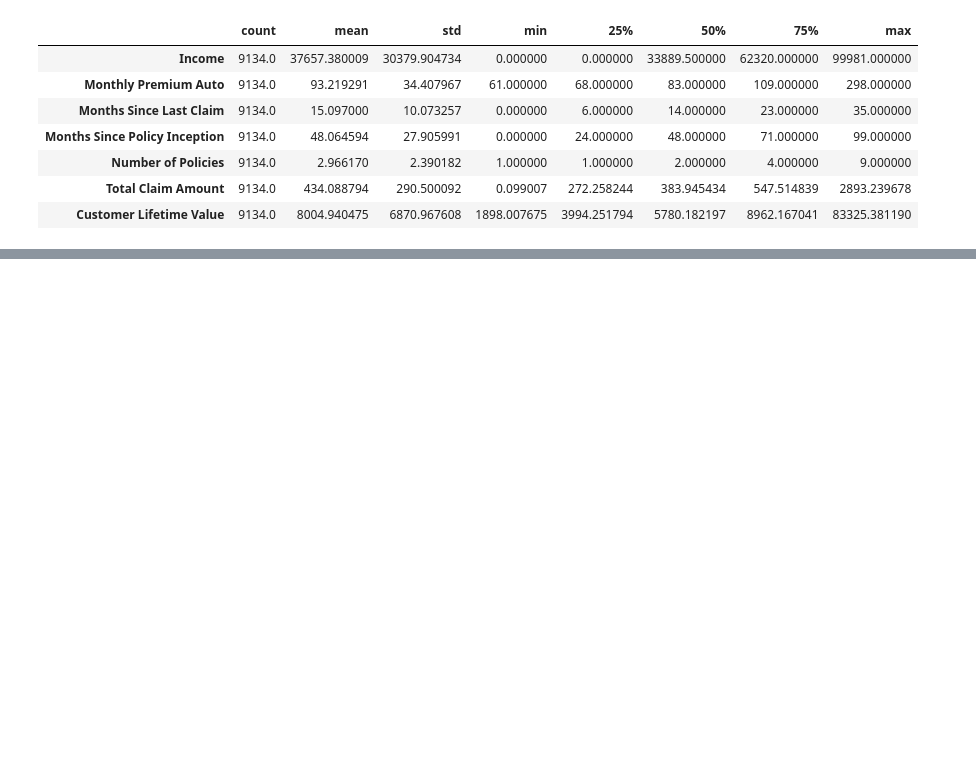
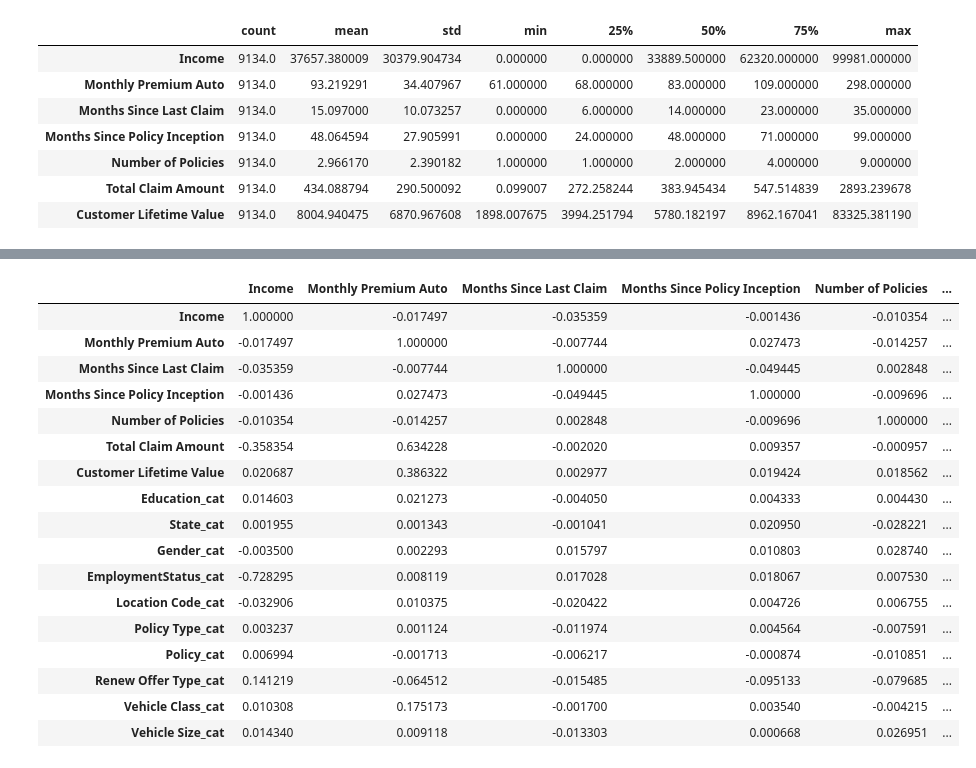
Before and after one commit to EAboelhamd/python_Data_Analytics, a Jupyter notebook: ANN as a function approximation - Code#3.ipynb, the cells around one changed output, grey strips where cells are left out. Saved outputs shown, nothing was run; the diff lists cells and outputs as text; code cells hidden in the pictures; blank space fills up the shorter version.

```diff
--- a/ANN as a function approximation - Code#3.ipynb
+++ b/ANN as a function approximation - Code#3.ipynb
@@ -47,0 +56,17 @@ df.describe().transpose()
+# %%
+df["Education"] = df["Education"].astype('category')
+df["State"] = df["State"].astype('category')
+df["Gender"] = df["Gender"].astype('category')
+df["EmploymentStatus"] = df["EmploymentStatus"].astype('category')
+df["Location Code"] = df["Location Code"].astype('category')
+
+df["Gender"] = df["Gender"].astype('category')
+df["Policy Type"] = df["Policy Type"].astype('category')
+df["Policy"] = df["Policy"].astype('category')
+
+
+df["Renew Offer Type"] = df["Renew Offer Type"].astype('category')
+df["Vehicle Class"] = df["Vehicle Class"].astype('category')
+df["Vehicle Size"] = df["Vehicle Size"].astype('category')
+
+df.dtypes
@@ -47,0 +91,18 @@ df.describe().transpose()
+# %%
+df["Education_cat"] = df["Education"].cat.codes
+
+df["State_cat"] = df["State"].cat.codes
+df["Gender_cat"] = df["Gender"].cat.codes
+df["EmploymentStatus_cat"] = df["EmploymentStatus"].cat.codes
+df["Location Code_cat"] = df["Location Code"].cat.codes
+
+df["Gender_cat"] = df["Gender"].cat.codes
+df["Policy Type_cat"] = df["Policy Type"].cat.codes
+df["Policy_cat"] = df["Policy"].cat.codes
+
+
+df["Renew Offer Type_cat"] = df["Renew Offer Type"].cat.codes
+df["Vehicle Class_cat"] = df["Vehicle Class"].cat.codes
+df["Vehicle Size_cat"] = df["Vehicle Size"].cat.codes
+
+df.head()
@@ -48,3 +117,24 @@ df.describe().transpose()
 # %%
 train, test = train_test_split(df, test_size=0.2)
+# %%
+train.corr()
+# %% [output]
+|  | Income | Monthly Premium Auto | Months Since Last Claim | Months Since Policy Inception | Number of Policies | ... |
+| Income | 1.000000 | -0.017497 | -0.035359 | -0.001436 | -0.010354 | ... |
+| Monthly Premium Auto | -0.017497 | 1.000000 | -0.007744 | 0.027473 | -0.014257 | ... |
+| Months Since Last Claim | -0.035359 | -0.007744 | 1.000000 | -0.049445 | 0.002848 | ... |
+| Months Since Policy Inception | -0.001436 | 0.027473 | -0.049445 | 1.000000 | -0.009696 | ... |
+| Number of Policies | -0.010354 | -0.014257 | 0.002848 | -0.009696 | 1.000000 | ... |
+| Total Claim Amount | -0.358354 | 0.634228 | -0.002020 | 0.009357 | -0.000957 | ... |
+| Customer Lifetime Value | 0.020687 | 0.386322 | 0.002977 | 0.019424 | 0.018562 | ... |
+| Education_cat | 0.014603 | 0.021273 | -0.004050 | 0.004333 | 0.004430 | ... |
+| State_cat | 0.001955 | 0.001343 | -0.001041 | 0.020950 | -0.028221 | ... |
+| Gender_cat | -0.003500 | 0.002293 | 0.015797 | 0.010803 | 0.028740 | ... |
+| EmploymentStatus_cat | -0.728295 | 0.008119 | 0.017028 | 0.018067 | 0.007530 | ... |
+| Location Code_cat | -0.032906 | 0.010375 | -0.020422 | 0.004726 | 0.006755 | ... |
+| Policy Type_cat | 0.003237 | 0.001124 | -0.011974 | 0.004564 | -0.007591 | ... |
+| Policy_cat | 0.006994 | -0.001713 | -0.006217 | -0.000874 | -0.010851 | ... |
+| Renew Offer Type_cat | 0.141219 | -0.064512 | -0.015485 | -0.095133 | -0.079685 | ... |
+| Vehicle Class_cat | 0.010308 | 0.175173 | -0.001700 | 0.003540 | -0.004215 | ... |
+| Vehicle Size_cat | 0.014340 | 0.009118 | -0.013303 | 0.000668 | 0.026951 | ... |
 # %%
```
Also changed, not shown: parts of 13 cells of this notebook.
